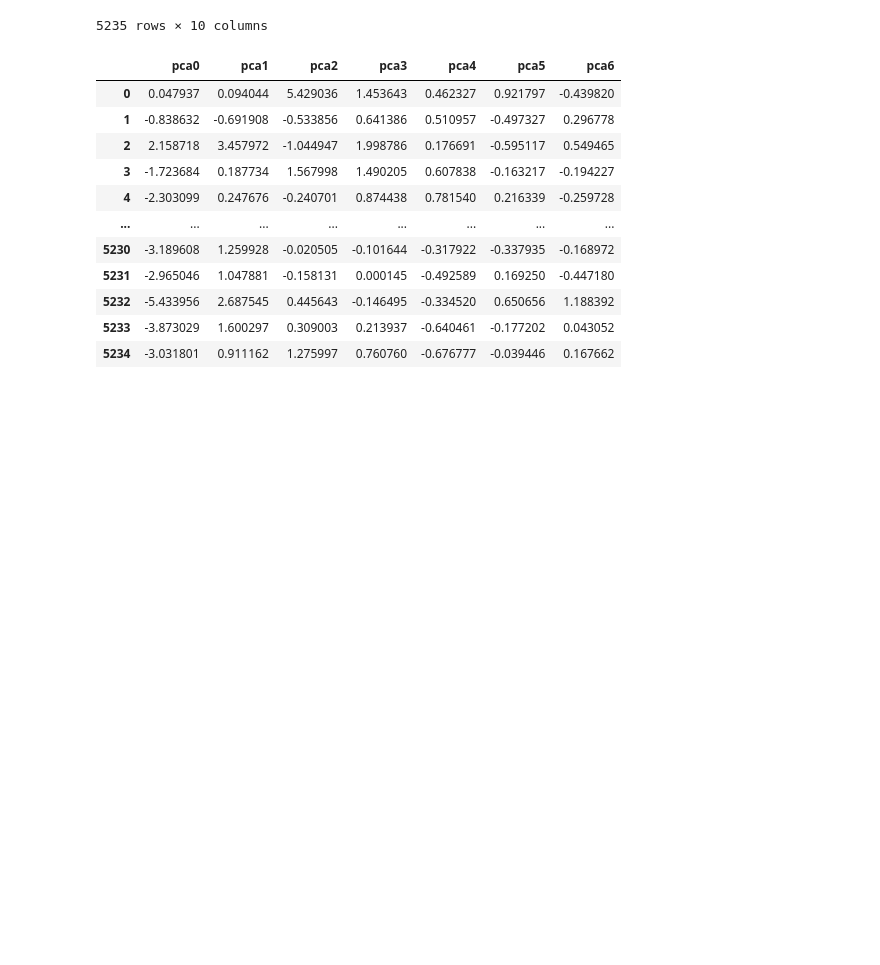
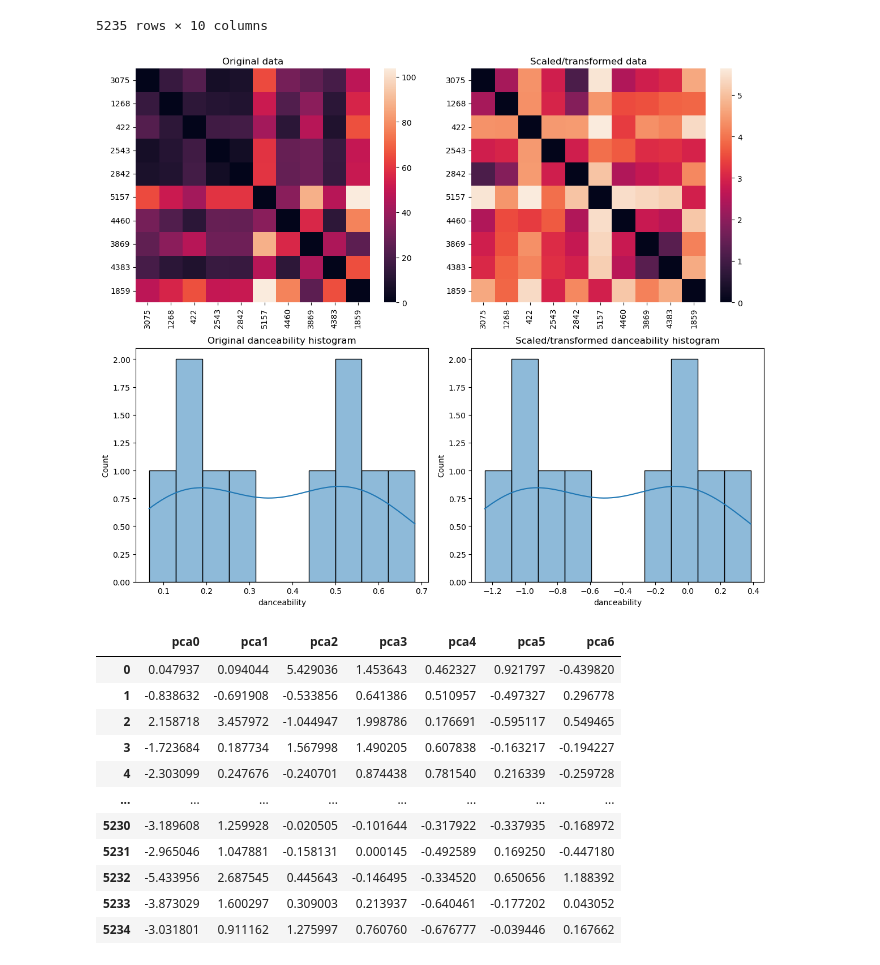
Before and after one commit to acejolanda/mood-playlist-clustering, a Jupyter notebook: cluster_songs.ipynb, the cells around one changed output. Cells and saved outputs as stored; diff of their text form; code cells hidden in the pictures; blank space fills up the shorter version.

```diff
--- a/cluster_songs.ipynb
+++ b/cluster_songs.ipynb
@@ -202,4 +204,8 @@ robust_transformed_df
 | 5233 | -1.071240 | -1.732367 | -0.166667 | -3.639881 | -0.233026 | 1.398810 | 0.782458 | -0.096886 | ... |
 | 5234 | -0.488127 | -1.664976 | 0.000000 | -2.837148 | -0.393965 | 1.221206 | 0.749799 | 1.100346 | ... |
 5235 rows × 10 columns
+# %%
+clustering_instance.compare_original_tranformed_df(robust_transformed_df, 10, 'danceability', 42)
+# %% [output]
+[figure, added]
 # %%
```
Also changed, not shown: parts of 11 cells of this notebook, 3 other files.
